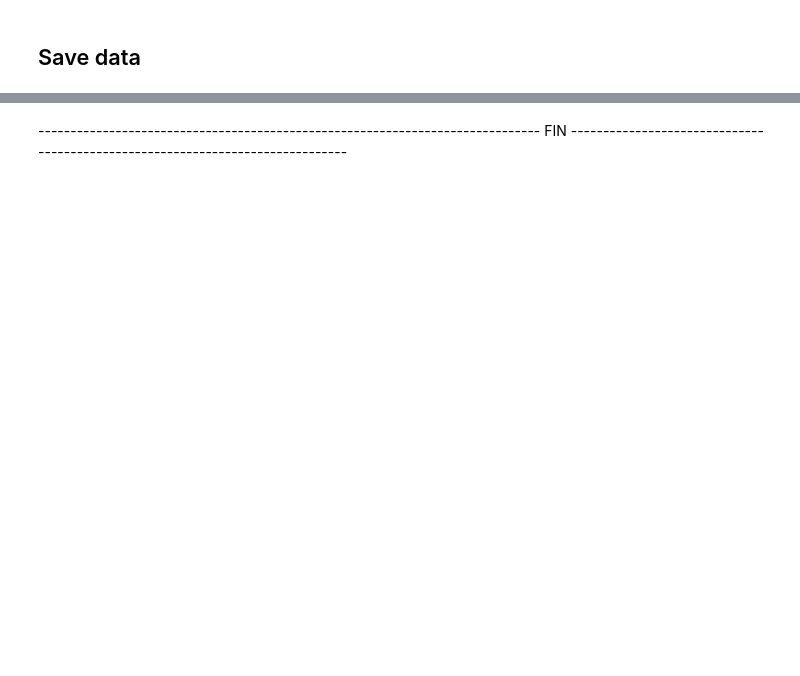
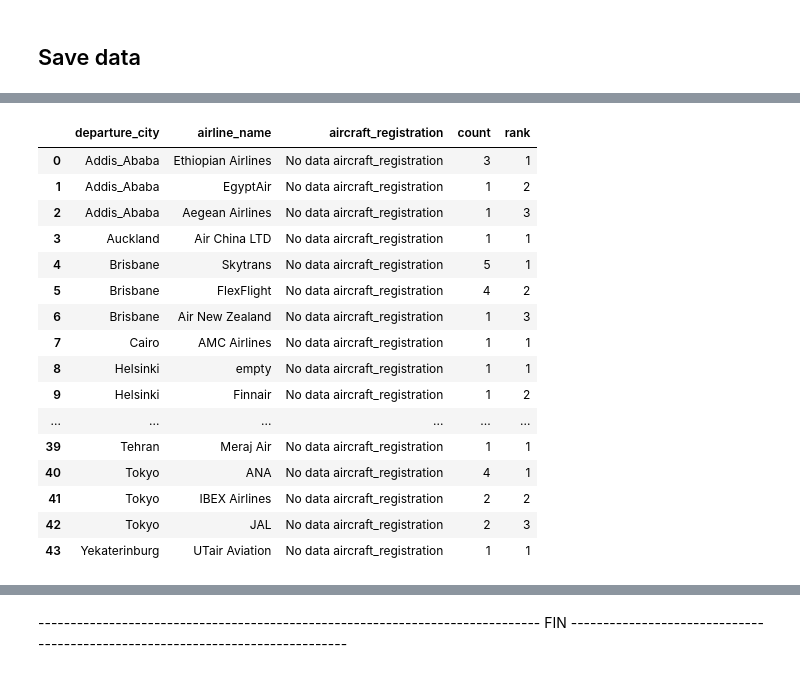
Before and after one commit to amouhite-dev/test_technique_exalt, a Jupyter notebook: TestTechniqueExaltIT_ETL.ipynb, the cells around one changed output, grey strips where cells are left out. Drawn from its saved outputs; the diff is of its cells as text; code cells hidden in the pictures; blank space fills up the shorter version.

```diff
--- a/TestTechniqueExaltIT_ETL.ipynb
+++ b/TestTechniqueExaltIT_ETL.ipynb
@@ -508,7 +452,8 @@ I can not check with function isnan this column live_updated
 # %% [markdown]
 4.3. Seperate column departure_timezone and arrival_timezone to continent and city
 # %%
-def seperate_timezone(df):
+# function to split data columns departure_timezone and arrival_timezone to new column (departure, arrival)_continent and (departure, arrival)_city
+def split_timezone(df:DataFrame) -> DataFrame:
 #   retrieve in a list departure_timezone and arrival_timezone
     departure_timezone = df['departure_timezone']
     arrival_timezone = df['arrival_timezone']
@@ -530,13 +475,13 @@ def seperate_timezone(df):
                       .otherwise(df["arrival_continent"])) \
           .withColumn("arrival_city", when(df["arrival_city"].isNull(), "No data arrival_city") \
                       .otherwise(df["arrival_city"]))
+    logging.info("function 'split_timezone' is done")
     return df
-
-df_flights = seperate_timezone(df_flights)
 # %% [markdown]
 4.4. Calculate duration in second and hour of flights
 # %%
-def calculate_duration_in_sec_and_hour(df):
+# create new column to get duration flights in hour and second
+def calculate_duration_in_sec_and_hour(df: DataFrame) -> DataFrame:
     # Calculate flight duration
     df = df.withColumn('duration',
                        when(col('arrival_scheduled').isNull(), None) \
@@ -544,6 +489,6 @@ def calculate_duration_in_sec_and_hour(df):
     # Convert mean duration to every continent to format HH:mm:ss
     df = df.withColumn("duration_in_hour", from_unixtime(col("duration"), "HH:mm:ss"))
 
+    logging.info("function 'calculate_duration_in_sec_and_hour' is done")
+    df.show()
     return df
-
-df_flights = calculate_duration_in_sec_and_hour(df_flights)
@@ -838,0 +693,11 @@ spark.stop()
+# %%
+# Transformation
+# Step 1: Create dataframe
+
+df_flights = create_dataframe(data_flights)
+
+df_flights = explode_dataframe(df_flights)
+
+describe_dataframe(df_flights)
+
+df_copy = df_flights
@@ -838,0 +741,13 @@ spark.stop()
+# %%
+# Step2: Data cleaning
+df_flights = define_type_column_dataframe(df_flights)
+
+df_flights = fill_nan_value(df_flights)
+
+df_flights = split_timezone(df_flights)
+
+df_flights = calculate_duration_in_sec_and_hour(df_flights)
+
+describe_dataframe(df_flights)
+
+df_flights.toPandas()
@@ -838,0 +887,21 @@ spark.stop()
+# %%
+df_top3_airplanes_used_by_country_df = get_top3_airplanes_used_by_country_df(df_flights)
+df_top3_airplanes_used_by_country_df.toPandas().head(100)
+# %% [output]
+|  | departure_city | airline_name | aircraft_registration | count | rank |
+| 0 | Addis_Ababa | Ethiopian Airlines | No data aircraft_registration | 3 | 1 |
+| 1 | Addis_Ababa | EgyptAir | No data aircraft_registration | 1 | 2 |
+| 2 | Addis_Ababa | Aegean Airlines | No data aircraft_registration | 1 | 3 |
+| 3 | Auckland | Air China LTD | No data aircraft_registration | 1 | 1 |
+| 4 | Brisbane | Skytrans | No data aircraft_registration | 5 | 1 |
+| 5 | Brisbane | FlexFlight | No data aircraft_registration | 4 | 2 |
+| 6 | Brisbane | Air New Zealand | No data aircraft_registration | 1 | 3 |
+| 7 | Cairo | AMC Airlines | No data aircraft_registration | 1 | 1 |
+| 8 | Helsinki | empty | No data aircraft_registration | 1 | 1 |
+| 9 | Helsinki | Finnair | No data aircraft_registration | 1 | 2 |
+| ... | ... | ... | ... | ... | ... |
+| 39 | Tehran | Meraj Air | No data aircraft_registration | 1 | 1 |
+| 40 | Tokyo | ANA | No data aircraft_registration | 4 | 1 |
+| 41 | Tokyo | IBEX Airlines | No data aircraft_registration | 2 | 2 |
+| 42 | Tokyo | JAL | No data aircraft_registration | 2 | 3 |
+| 43 | Yekaterinburg | UTair Aviation | No data aircraft_registration | 1 | 1 |
```
Also changed, not shown: parts of 49 cells of this notebook.
